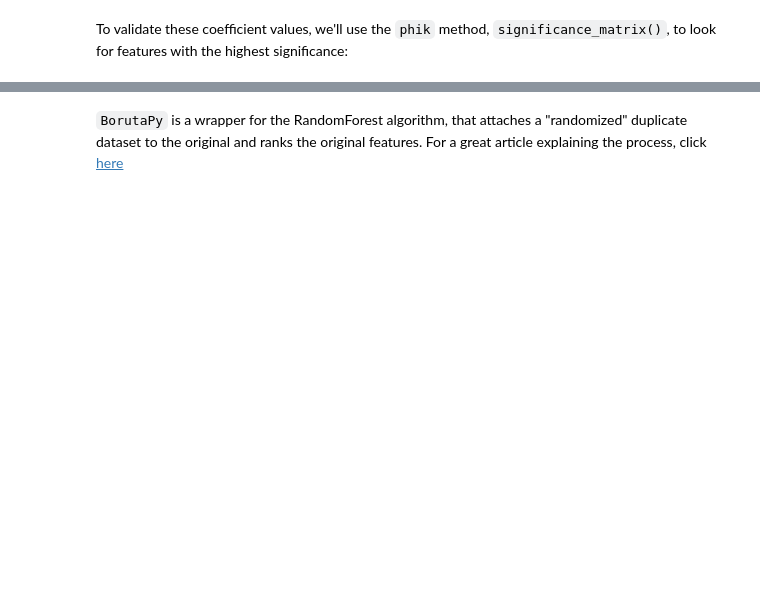
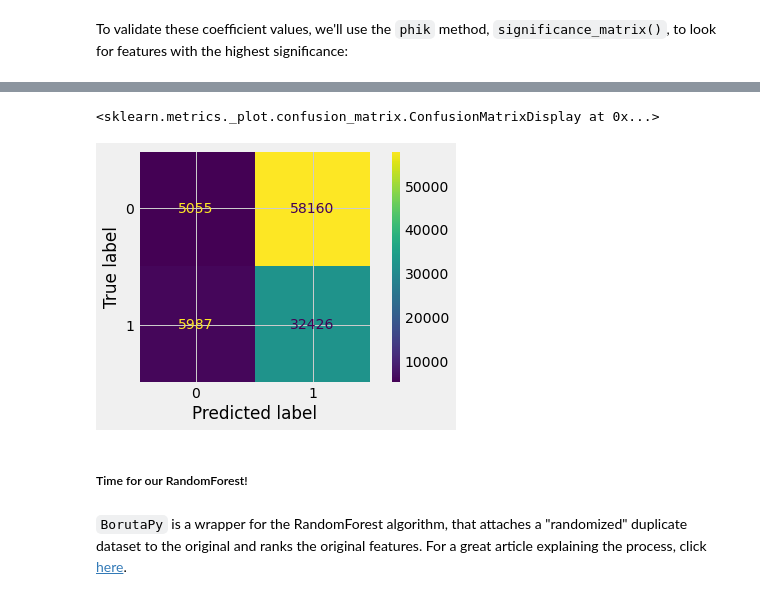
Before and after one commit to Luv2bnanook44/capstone_flatiron, a Jupyter notebook: final_notebook.ipynb, the cells around one changed output, grey strips where cells are left out. Cells and saved outputs as stored; diff of their text form; code cells hidden in the pictures; blank space fills up the shorter version.

```diff
--- a/final_notebook.ipynb
+++ b/final_notebook.ipynb
@@ -315,0 +326,4 @@ best_correlations(signif_matrix).iloc[61:80]
+# %%
+dt_fs = DecisionTreeClassifier(criterion='gini', max_depth=15, min_samples_leaf=40)
+# %%
+val_recall, val_prec, val_acc, roc_auc, dt3 = history.kfold_validation(dt_fs, 'DecTree 3 PhikFeatures', ['sampling_weight'], col_mask[1:])
@@ -315,0 +344,7 @@ best_correlations(signif_matrix).iloc[61:80]
+# %%
+plot_confusion_matrix(dt3, X_tr_mp, y_tr_cm)
+# %% [output]
+<sklearn.metrics._plot.confusion_matrix.ConfusionMatrixDisplay at 0x...>
+[figure, added]
+# %% [markdown]
+##### Time for our RandomForest!
@@ -316,5 +357,5 @@ best_correlations(signif_matrix).iloc[61:80]
 # %% [markdown]
-`BorutaPy` is a wrapper for the RandomForest algorithm, that attaches a "randomized" duplicate dataset to the original and ranks the original features. For a great article explaining the process, click [here](https://towardsdatascience.com/boruta-explained-the-way-i-wish-someone-explained-it-to-me-4489d70e154a)
+`BorutaPy` is a wrapper for the RandomForest algorithm, that attaches a "randomized" duplicate dataset to the original and ranks the original features. For a great article explaining the process, click [here](https://towardsdatascience.com/boruta-explained-the-way-i-wish-someone-explained-it-to-me-4489d70e154a).
 # %%
 boruta = BorutaPy(
                  estimator = rf_b,
```
Also changed, not shown: parts of 58 cells of this notebook, 2 other files.
